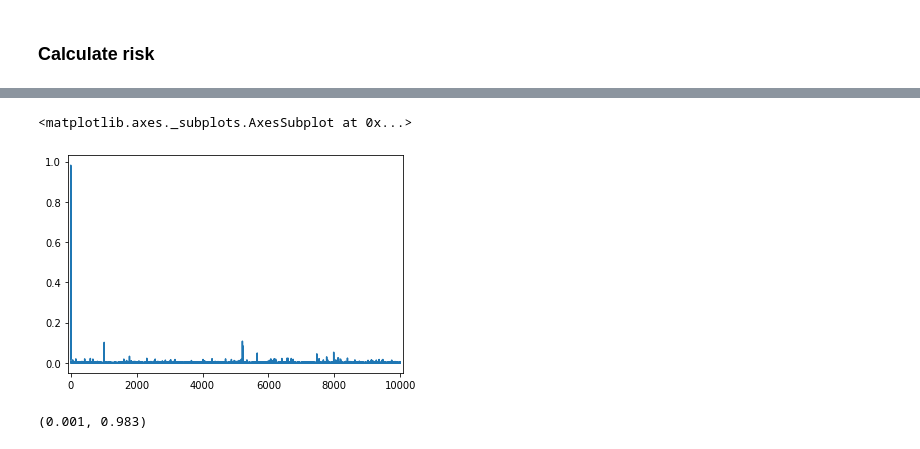
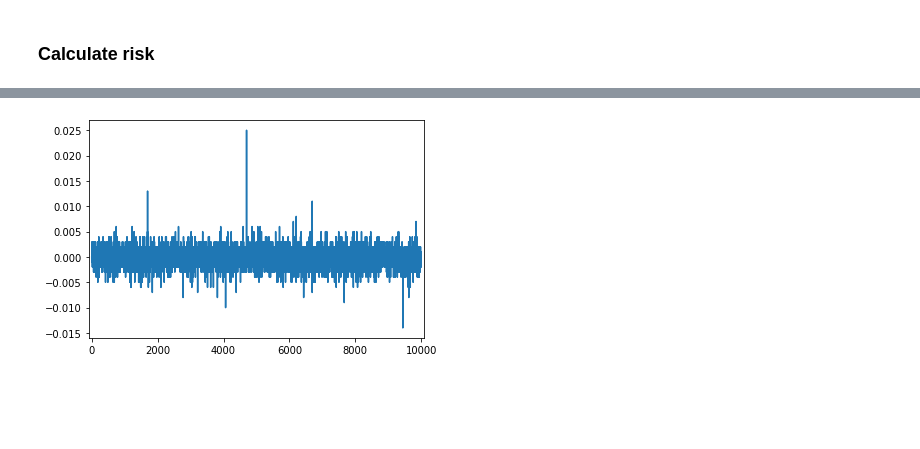
Before and after one commit to sibyl-team/ViraTrace-example, a Jupyter notebook: Evaluation_results.ipynb, the cells around one changed output, grey strips where cells are left out. Cells and saved outputs as stored; diff of their text form; code cells hidden in the pictures; blank space fills up the shorter version.

Commit message:
Update comparison

```diff
--- a/Evaluation_results.ipynb
+++ b/Evaluation_results.ipynb
@@ -222,6 +227,6 @@ risk_ours.head(20)
 dtype: float64
 # %%
-(risk_ours - risk).abs().plot(xlim=(-80,10080))
+(risk_ours - risk).plot(xlim=(-80,10080))
+plt.savefig("risk_comparison.png",bbox_inches="tight")
 # %% [output]
-<matplotlib.axes._subplots.AxesSubplot at 0x...>
-[figure, old version]
+[figure, new version]
@@ -230,4 +232,0 @@ risk.plot()
-# %%
-risk_ours[1], risk[1]
-# %% [output]
-(0.001, 0.983)
```
Also changed, not shown: parts of 7 cells of this notebook.
